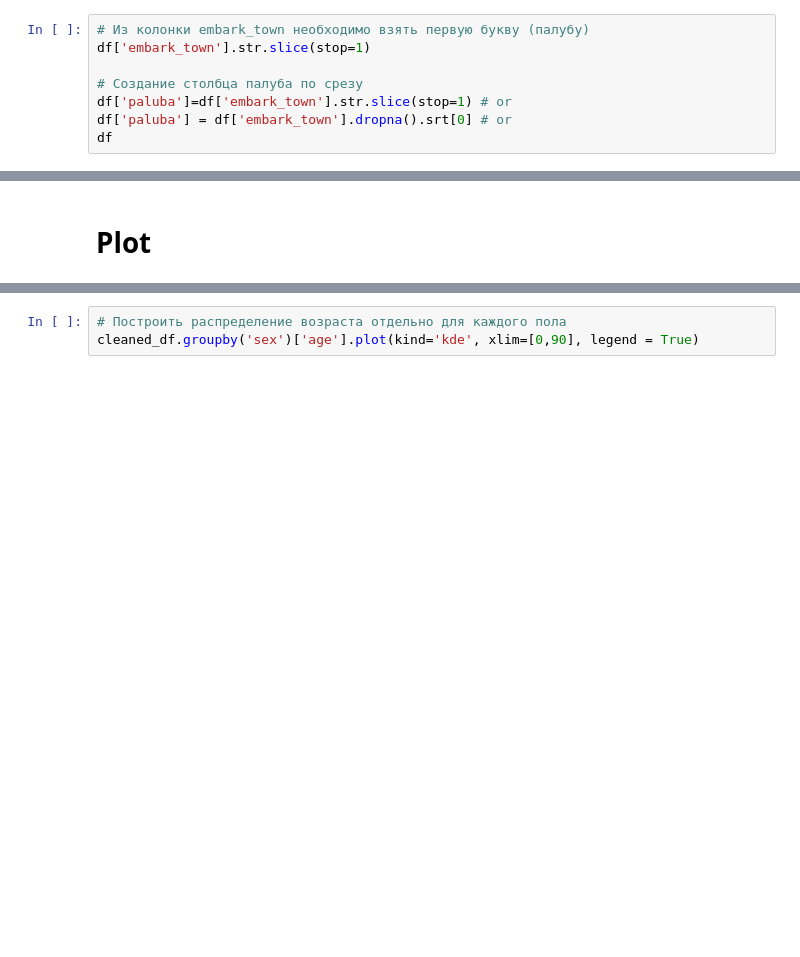
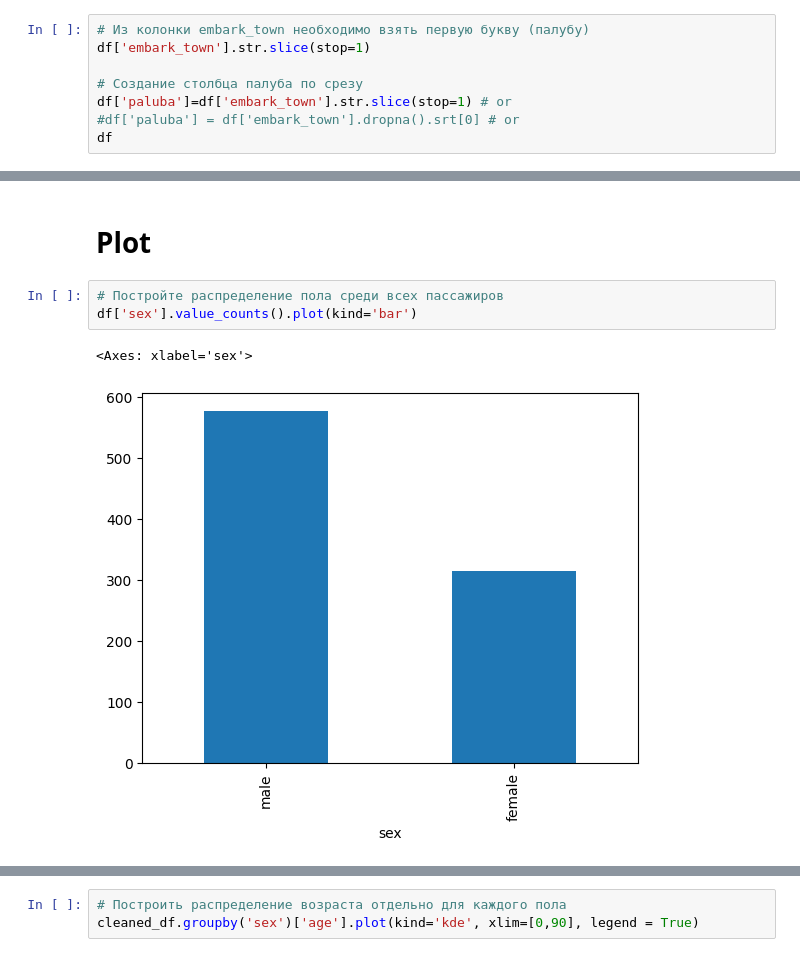
Before and after one commit to ira75121368/Pandas_practice_on_a_Titanic_db, a Jupyter notebook: Titanic_practice.ipynb, the cells around one changed output, grey strips where cells are left out. Drawn from its saved outputs; the diff is of its cells as text; blank space fills up the shorter version.

Commit message:
Add plot

```diff
--- a/Titanic_practice.ipynb
+++ b/Titanic_practice.ipynb
@@ -383,6 +392,6 @@ df['embark_town'].str.slice(stop=1)
 
 # Создание столбца палуба по срезу
 df['paluba']=df['embark_town'].str.slice(stop=1) # or
-df['paluba'] = df['embark_town'].dropna().srt[0] # or
+#df['paluba'] = df['embark_town'].dropna().srt[0] # or
 df
 # %% [output]
@@ -394,2 +411,8 @@ df
 # %% [markdown]
 # **Plot**
+# %%
+# Постройте распределение пола среди всех пассажиров
+df['sex'].value_counts().plot(kind='bar')
+# %% [output]
+<Axes: xlabel='sex'>
+[figure, added]
```
Also changed, not shown: parts of 5 cells of this notebook.
